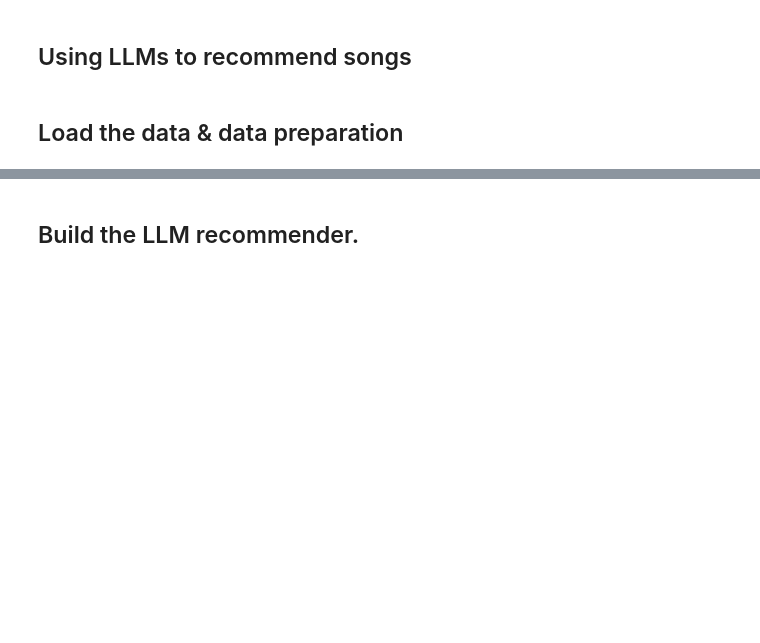
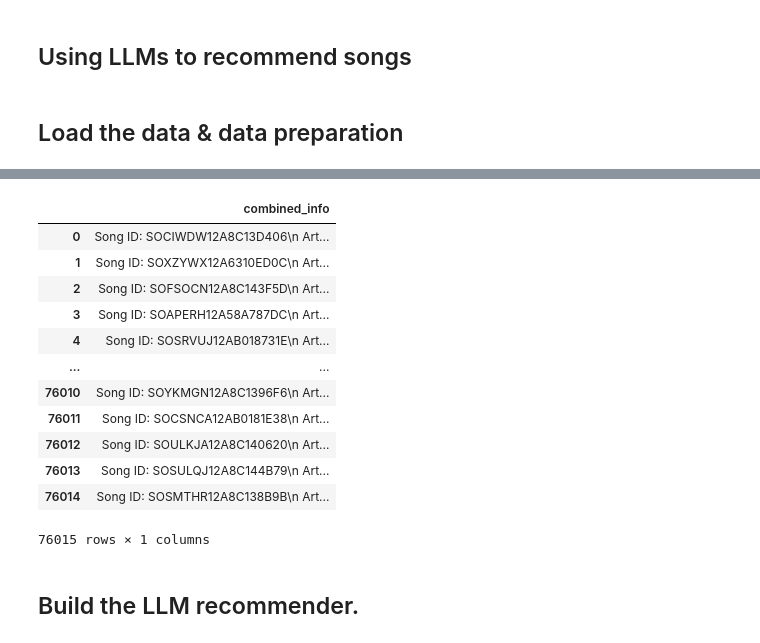
Before and after one commit to m0saan/42sus, a Jupyter notebook: mySpotify/notebooks/bonus.ipynb, the cells around one changed output, grey strips where cells are left out. Cells and saved outputs as stored; diff of their text form; code cells hidden in the pictures; blank space fills up the shorter version.

```diff
--- a/mySpotify/notebooks/bonus.ipynb
+++ b/mySpotify/notebooks/bonus.ipynb
@@ -267,7 +440,21 @@ print(o['combined_info'][0])
 # %%
 o[['combined_info']].to_csv(f"{global_path}/llm_RecSys_dataset_updated.csv", index=False)
 # %%
-pd.read_csv('llm_RecSys_dataset_updated.csv')
+pd.read_csv(f"{global_path}/llm_RecSys_dataset_updated.csv")
+# %% [output]
+|  | combined_info |
+| 0 | Song ID: SOCIWDW12A8C13D406\n Art... |
+| 1 | Song ID: SOXZYWX12A6310ED0C\n Art... |
+| 2 | Song ID: SOFSOCN12A8C143F5D\n Art... |
+| 3 | Song ID: SOAPERH12A58A787DC\n Art... |
+| 4 | Song ID: SOSRVUJ12AB018731E\n Art... |
+| ... | ... |
+| 76010 | Song ID: SOYKMGN12A8C1396F6\n Art... |
+| 76011 | Song ID: SOCSNCA12AB0181E38\n Art... |
+| 76012 | Song ID: SOULKJA12A8C140620\n Art... |
+| 76013 | Song ID: SOSULQJ12A8C144B79\n Art... |
+| 76014 | Song ID: SOSMTHR12A8C138B9B\n Art... |
+76015 rows × 1 columns
 # %% [markdown]
 ## Build the LLM recommender.
 # %%
```
Also changed, not shown: parts of 26 cells of this notebook, 6 other files.
